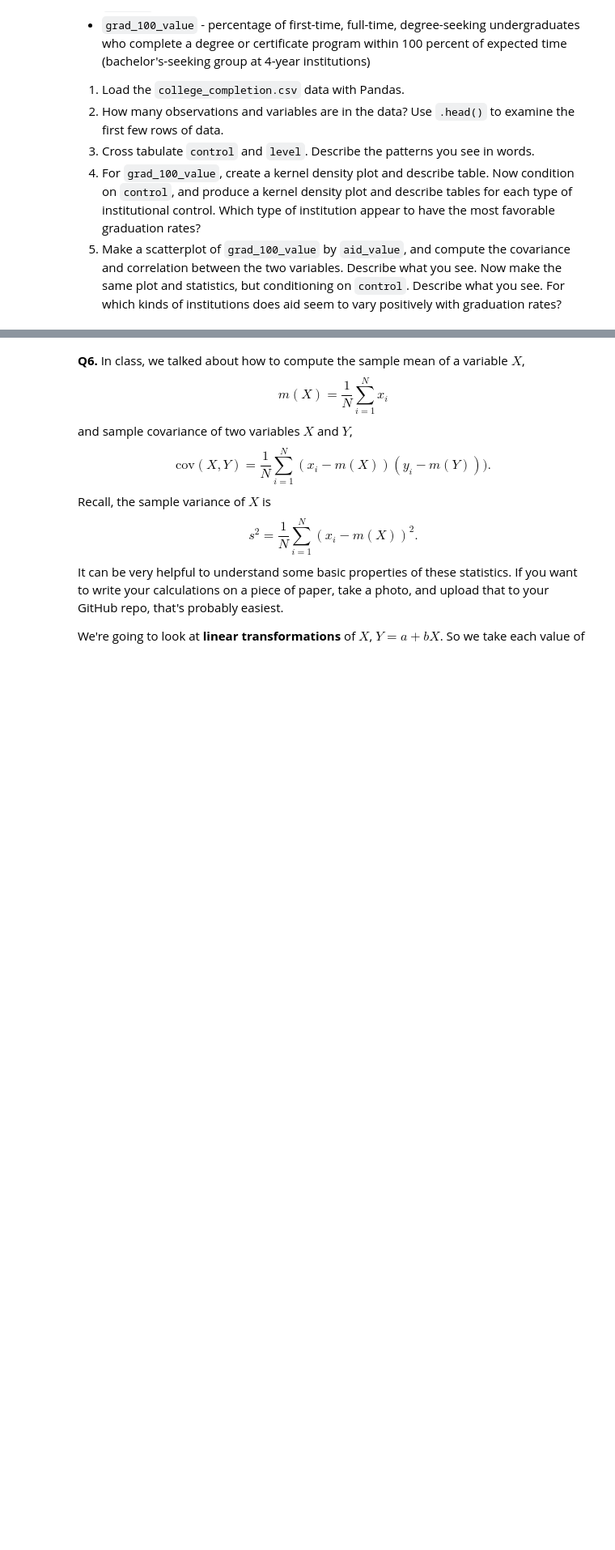
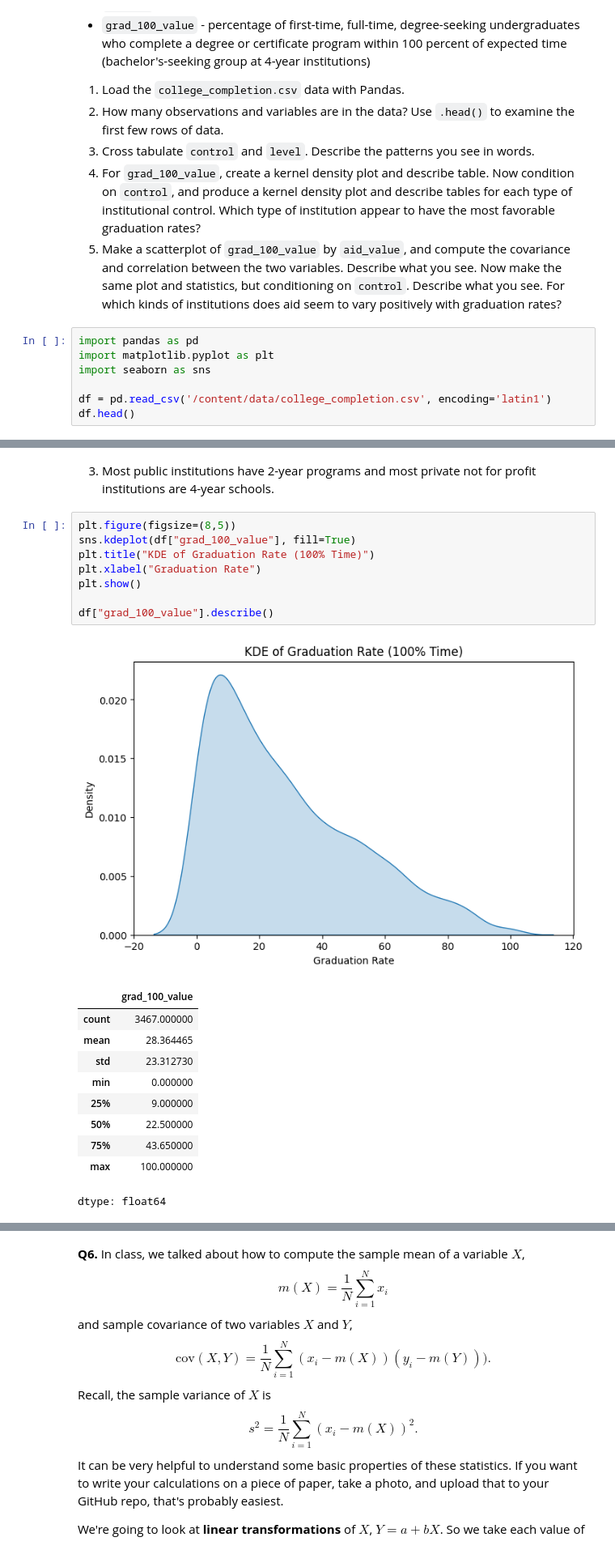
Before and after one commit to haero-lee/undergrad_ml_assignments, a Jupyter notebook: 01_assignment_wrangling_and_eda.ipynb, the cells around one changed output, grey strips where cells are left out. Shown at 81% size. Saved outputs shown, nothing was run; the diff lists cells and outputs as text; blank space fills up the shorter version.

```diff
--- a/01_assignment_wrangling_and_eda.ipynb
+++ b/01_assignment_wrangling_and_eda.ipynb
@@ -505,3 +505,10 @@ We'll use the `college_completion.csv` dataset from the US Department of Educati
 3. Cross tabulate `control` and `level`. Describe the patterns you see in words.
 4. For `grad_100_value`, create a kernel density plot and describe table. Now condition on `control`, and produce a kernel density plot and describe tables for each type of institutional control. Which type of institution appear to have the most favorable graduation rates?
 5. Make a scatterplot of `grad_100_value` by `aid_value`, and compute the covariance and correlation between the two variables. Describe what you see. Now make the same plot and statistics, but conditioning on `control`. Describe what you see. For which kinds of institutions does aid seem to vary positively with graduation rates?
+# %%
+import pandas as pd
+import matplotlib.pyplot as plt
+import seaborn as sns
+
+df = pd.read_csv('/content/data/college_completion.csv', encoding='latin1')
+df.head()
@@ -507,0 +533,22 @@ We'll use the `college_completion.csv` dataset from the US Department of Educati
+# %% [markdown]
+3. Most public institutions have 2-year programs and most private not for profit institutions are 4-year schools.
+# %%
+plt.figure(figsize=(8,5))
+sns.kdeplot(df["grad_100_value"], fill=True)
+plt.title("KDE of Graduation Rate (100% Time)")
+plt.xlabel("Graduation Rate")
+plt.show()
+
+df["grad_100_value"].describe()
+# %% [output]
+[figure, added]
+|  | grad_100_value |
+| count | 3467.000000 |
+| mean | 28.364465 |
+| std | 23.312730 |
+| min | 0.000000 |
+| 25% | 9.000000 |
+| 50% | 22.500000 |
+| 75% | 43.650000 |
+| max | 100.000000 |
+dtype: float64
```
Also changed, not shown: parts of 11 cells of this notebook.
